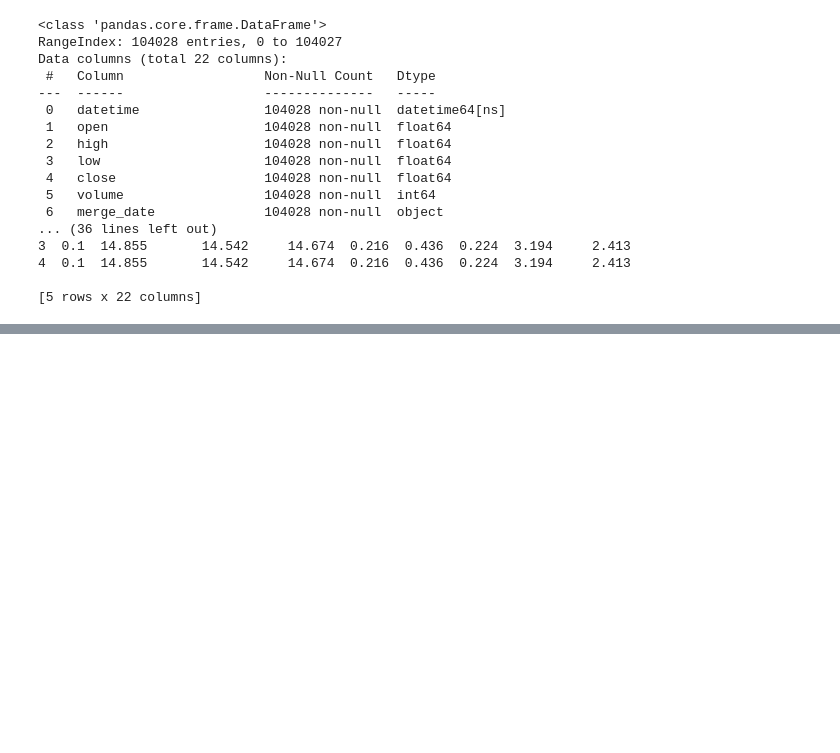
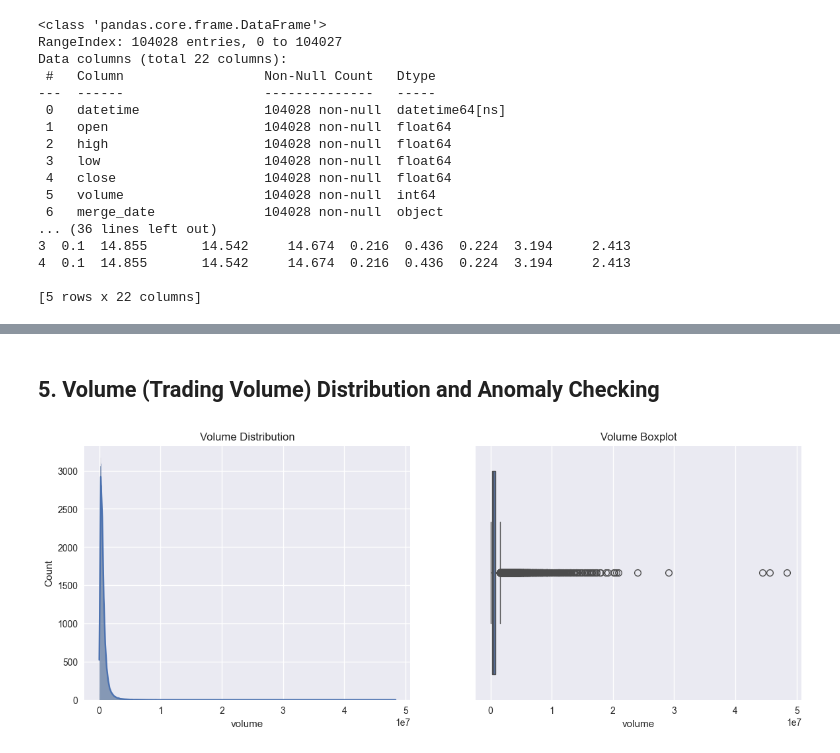
Before and after one commit to JacksonWung/CIS545_Repo, a Jupyter notebook: notebooks/01_EDA.ipynb, the cells around one changed output, grey strips where cells are left out. Drawn from its saved outputs; the diff is of its cells as text; code cells hidden in the pictures; blank space fills up the shorter version.

```diff
--- a/notebooks/01_EDA.ipynb
+++ b/notebooks/01_EDA.ipynb
@@ -410,0 +528,14 @@ Data columns (total 22 columns):
+# %% [markdown]
+## 5. Volume (Trading Volume) Distribution and Anomaly Checking
+# %%
+fig, ax = plt.subplots(1,2, figsize=(14,5))
+
+sns.histplot(df["volume"], kde=True, ax=ax[0])
+ax[0].set_title("Volume Distribution")
+
+sns.boxplot(x=df["volume"], ax=ax[1])
+ax[1].set_title("Volume Boxplot")
+
+plt.show()
+# %% [output]
+[figure, added]
```
Also changed, not shown: parts of 40 cells of this notebook, 1 other file.
